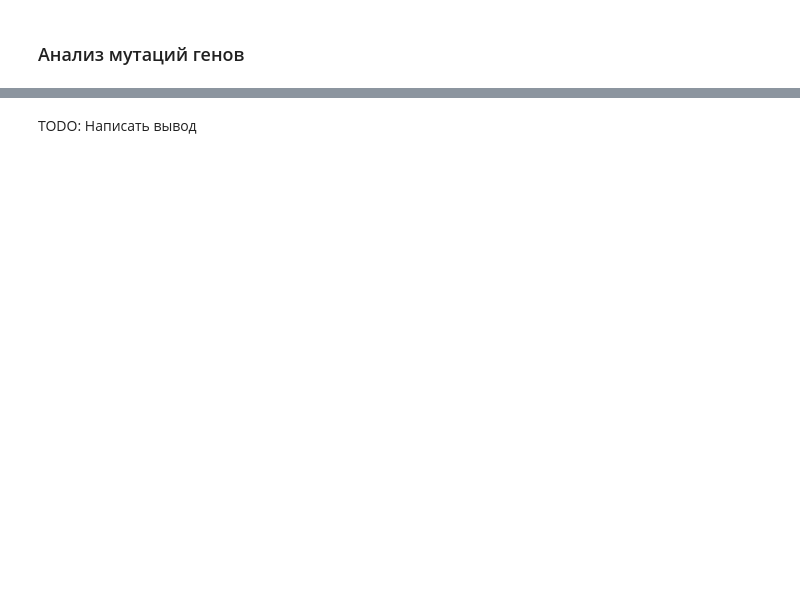
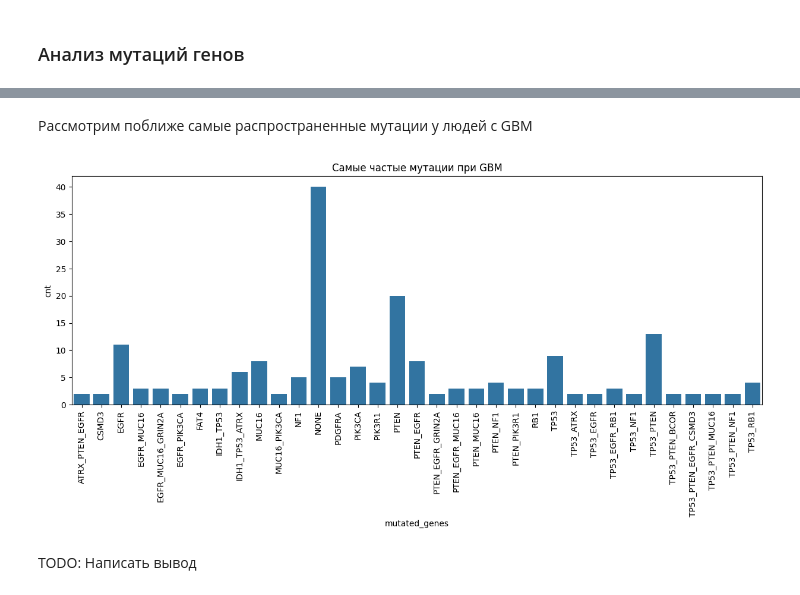
Before and after one commit to Red-Caesar/ML, a Jupyter notebook: Lab1/EDA.ipynb, the cells around one changed output, grey strips where cells are left out. Saved outputs shown, nothing was run; the diff lists cells and outputs as text; code cells hidden in the pictures; blank space fills up the shorter version.

```diff
--- a/Lab1/EDA.ipynb
+++ b/Lab1/EDA.ipynb
@@ -182,2 +195,11 @@ plt.xticks(rotation=90);
+# %% [markdown]
+Рассмотрим поближе самые распространенные мутации у людей с GBM
+# %%
+plt.figure(figsize=(15, 5))
+sns.barplot(data=best_mutated_genes[best_mutated_genes["Grade"] == "GBM"], x="mutated_genes", y="cnt");
+plt.title("Самые частые мутации при GBM")
+plt.xticks(rotation=90);
+# %% [output]
+[figure, added]
 # %% [markdown]
 TODO: Написать вывод
```
Also changed, not shown: parts of 18 cells of this notebook.
